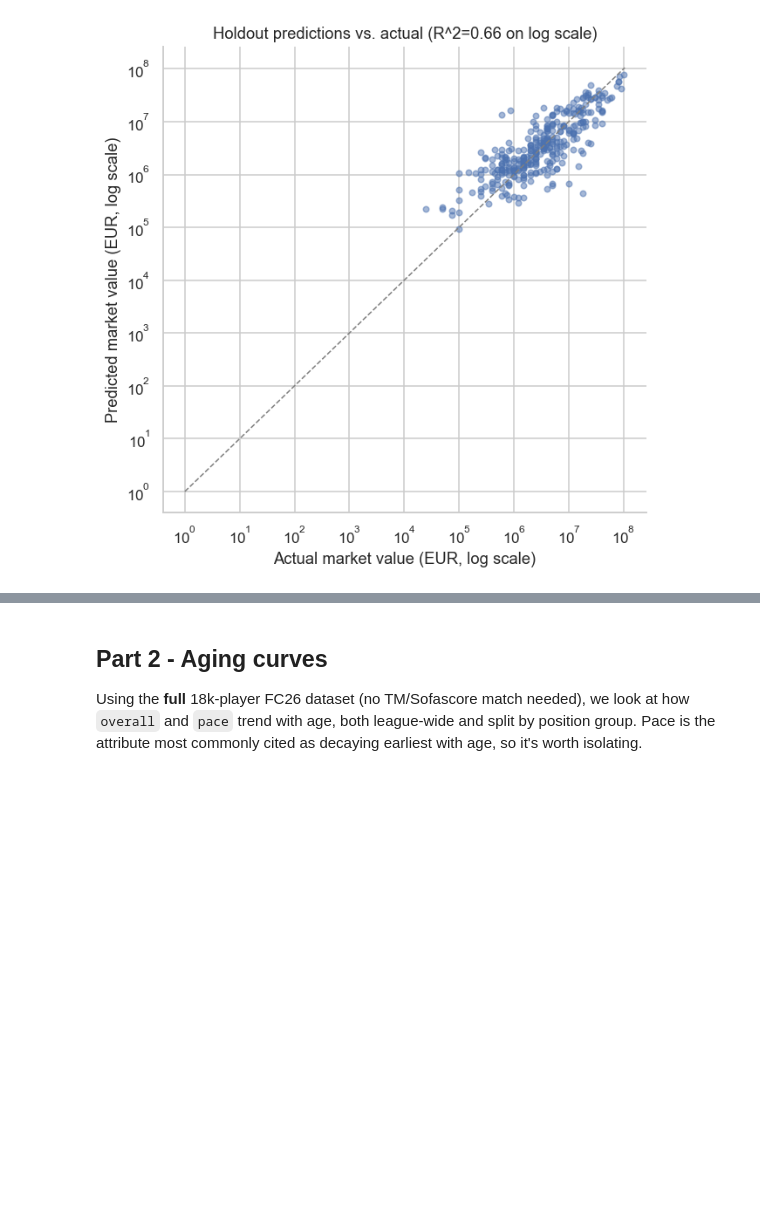
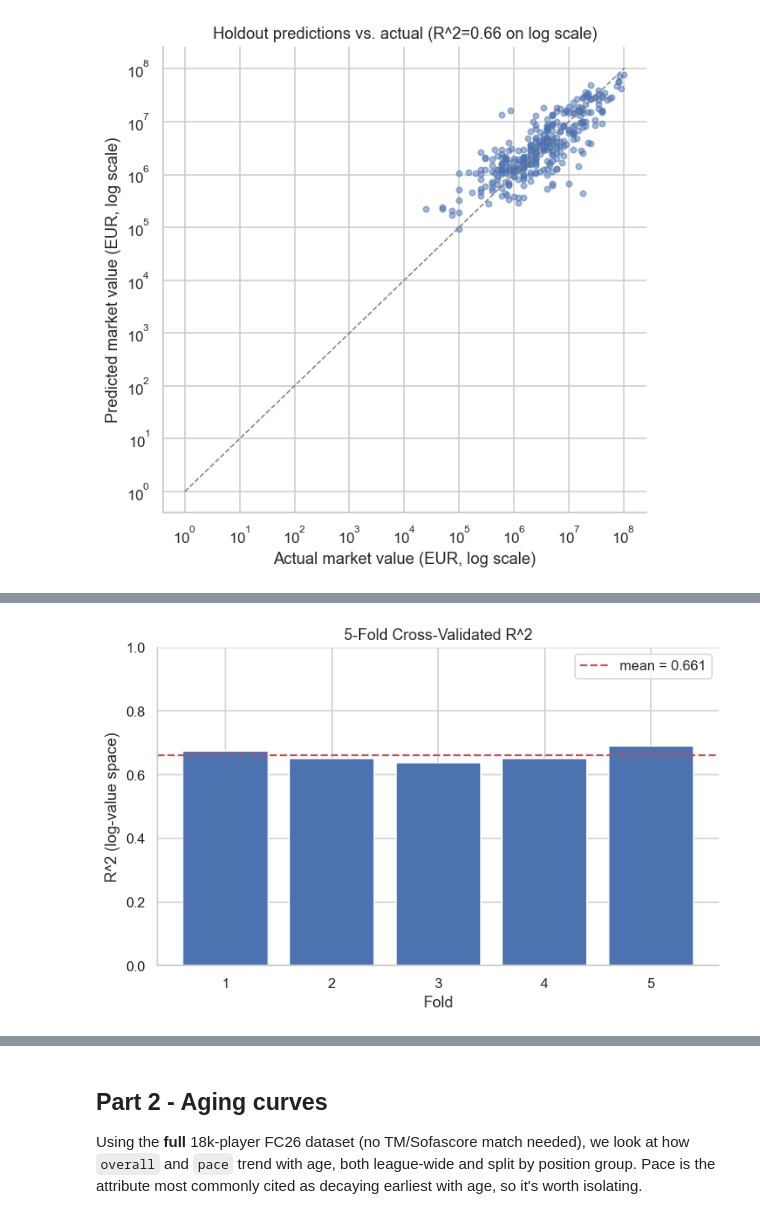
Before and after one commit to thompgt/fc26-player-analysis, a Jupyter notebook: notebooks/04_extras.ipynb, the cells around one changed output, grey strips where cells are left out. Cells and saved outputs as stored; diff of their text form; code cells hidden in the pictures; blank space fills up the shorter version.

```diff
--- a/notebooks/04_extras.ipynb
+++ b/notebooks/04_extras.ipynb
@@ -221,0 +228,19 @@ plt.show()
+# %%
+from sklearn.model_selection import KFold, cross_validate
+
+kf = KFold(n_splits=5, shuffle=True, random_state=42)
+cv_results = cross_validate(
+    pipe, X, y, cv=kf, scoring=["r2", "neg_mean_absolute_error"], n_jobs=None
+)
+
+cv_r2 = cv_results["test_r2"]
+cv_mae = -cv_results["test_neg_mean_absolute_error"]
+
+cv_summary = pd.DataFrame({
+    "fold": range(1, len(cv_r2) + 1),
+    "r2": cv_r2,
+    "mae_log": cv_mae,
+})
+print(f"Mean R^2 across folds:  {cv_r2.mean():.3f} (std {cv_r2.std():.3f})")
+print(f"Mean MAE (log) across folds: {cv_mae.mean():.3f} (std {cv_mae.std():.3f})")
+cv_summary
@@ -221,0 +256,13 @@ plt.show()
+# %%
+fig, ax = plt.subplots(figsize=(7, 4.5))
+ax.bar(cv_summary["fold"].astype(str), cv_summary["r2"], color=PALETTE[0])
+ax.axhline(cv_r2.mean(), color=PALETTE[3], ls="--", lw=1.5, label=f"mean = {cv_r2.mean():.3f}")
+ax.set_xlabel("Fold")
+ax.set_ylabel("R^2 (log-value space)")
+ax.set_title("5-Fold Cross-Validated R^2")
+ax.set_ylim(0, 1)
+ax.legend()
+fig.tight_layout()
+plt.show()
+# %% [output]
+[figure, added]
```
Also changed, not shown: parts of 12 cells of this notebook.
